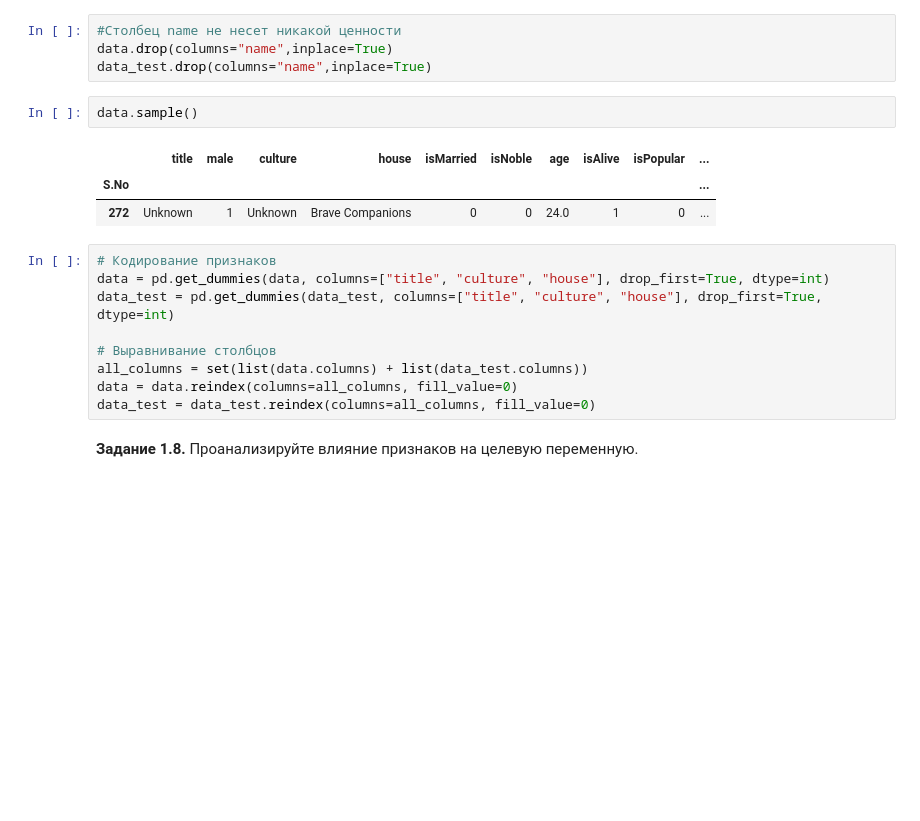
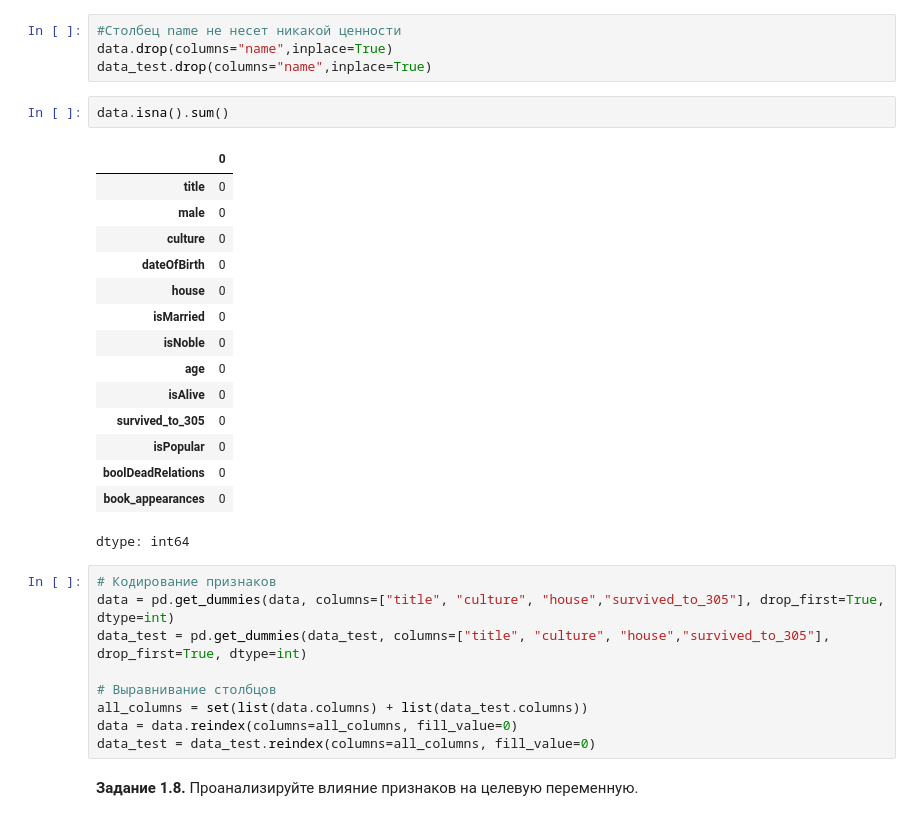
Before and after one commit to Voisan/ML-study, a Jupyter notebook: week_01_ml_intro/Homework/hw_1_game_of_thrones.ipynb, the cells around one changed output. Drawn from its saved outputs; the diff is of its cells as text; blank space fills up the shorter version.

```diff
--- a/week_01_ml_intro/Homework/hw_1_game_of_thrones.ipynb
+++ b/week_01_ml_intro/Homework/hw_1_game_of_thrones.ipynb
@@ -278,16 +312,28 @@ plt.show()
 #Столбец name не несет никакой ценности
 data.drop(columns="name",inplace=True)
 data_test.drop(columns="name",inplace=True)
-# %%
-data.sample()
-# %% [output]
-|  | title | male | culture | house | isMarried | isNoble | age | isAlive | isPopular | ... |
-| S.No |  |  |  |  |  |  |  |  |  | ... |
-| 272 | Unknown | 1 | Unknown | Brave Companions | 0 | 0 | 24.0 | 1 | 0 | ... |
+# %%
+data.isna().sum()
+# %% [output]
+|  | 0 |
+| title | 0 |
+| male | 0 |
+| culture | 0 |
+| dateOfBirth | 0 |
+| house | 0 |
+| isMarried | 0 |
+| isNoble | 0 |
+| age | 0 |
+| isAlive | 0 |
+| survived_to_305 | 0 |
+| isPopular | 0 |
+| boolDeadRelations | 0 |
+| book_appearances | 0 |
+dtype: int64
 # %%
 # Кодирование признаков
-data = pd.get_dummies(data, columns=["title", "culture", "house"], drop_first=True, dtype=int)
-data_test = pd.get_dummies(data_test, columns=["title", "culture", "house"], drop_first=True, dtype=int)
+data = pd.get_dummies(data, columns=["title", "culture", "house","survived_to_305"], drop_first=True, dtype=int)
+data_test = pd.get_dummies(data_test, columns=["title", "culture", "house","survived_to_305"], drop_first=True, dtype=int)
 
 # Выравнивание столбцов
 all_columns = set(list(data.columns) + list(data_test.columns))
```
Also changed, not shown: parts of 10 cells of this notebook.
